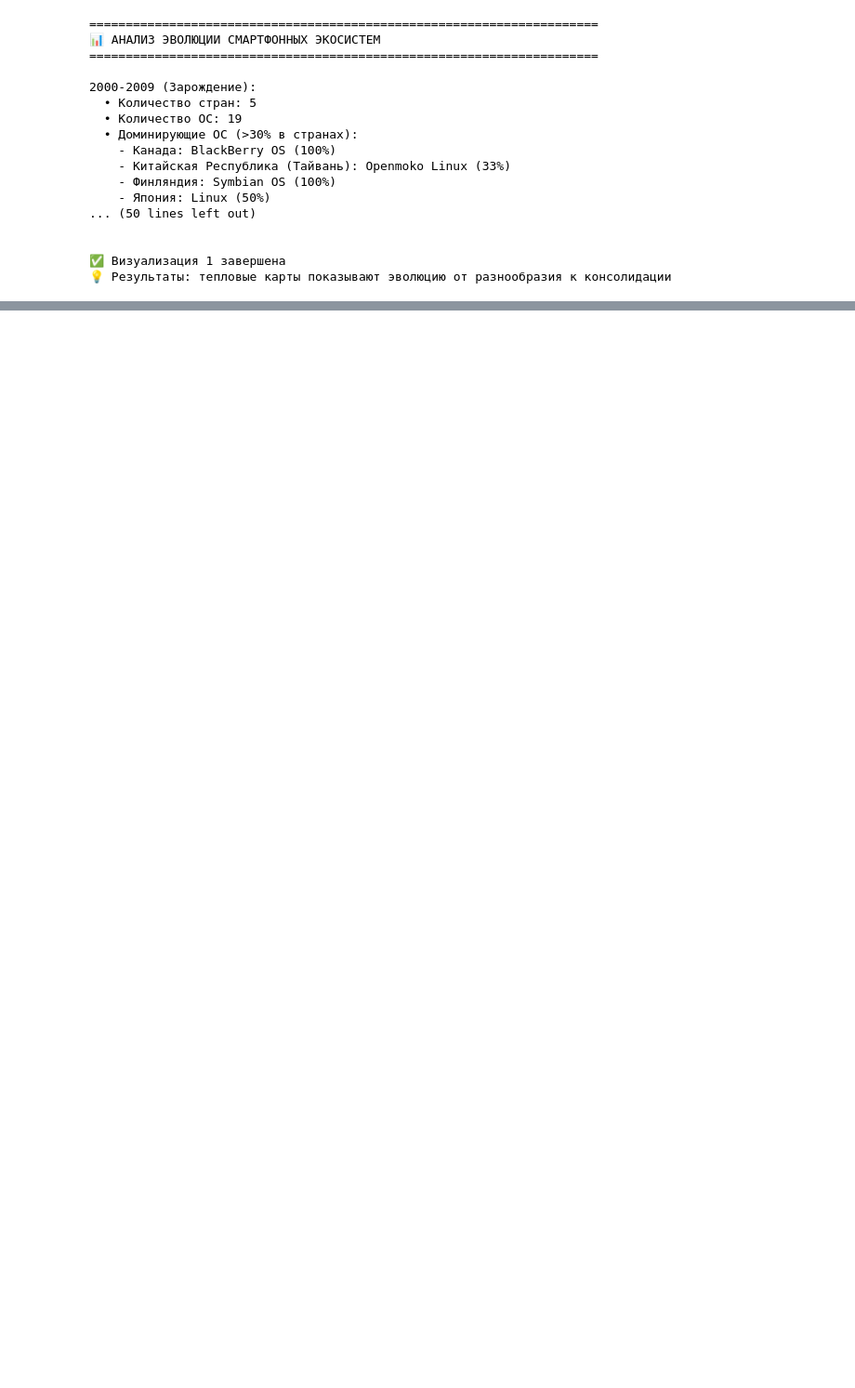
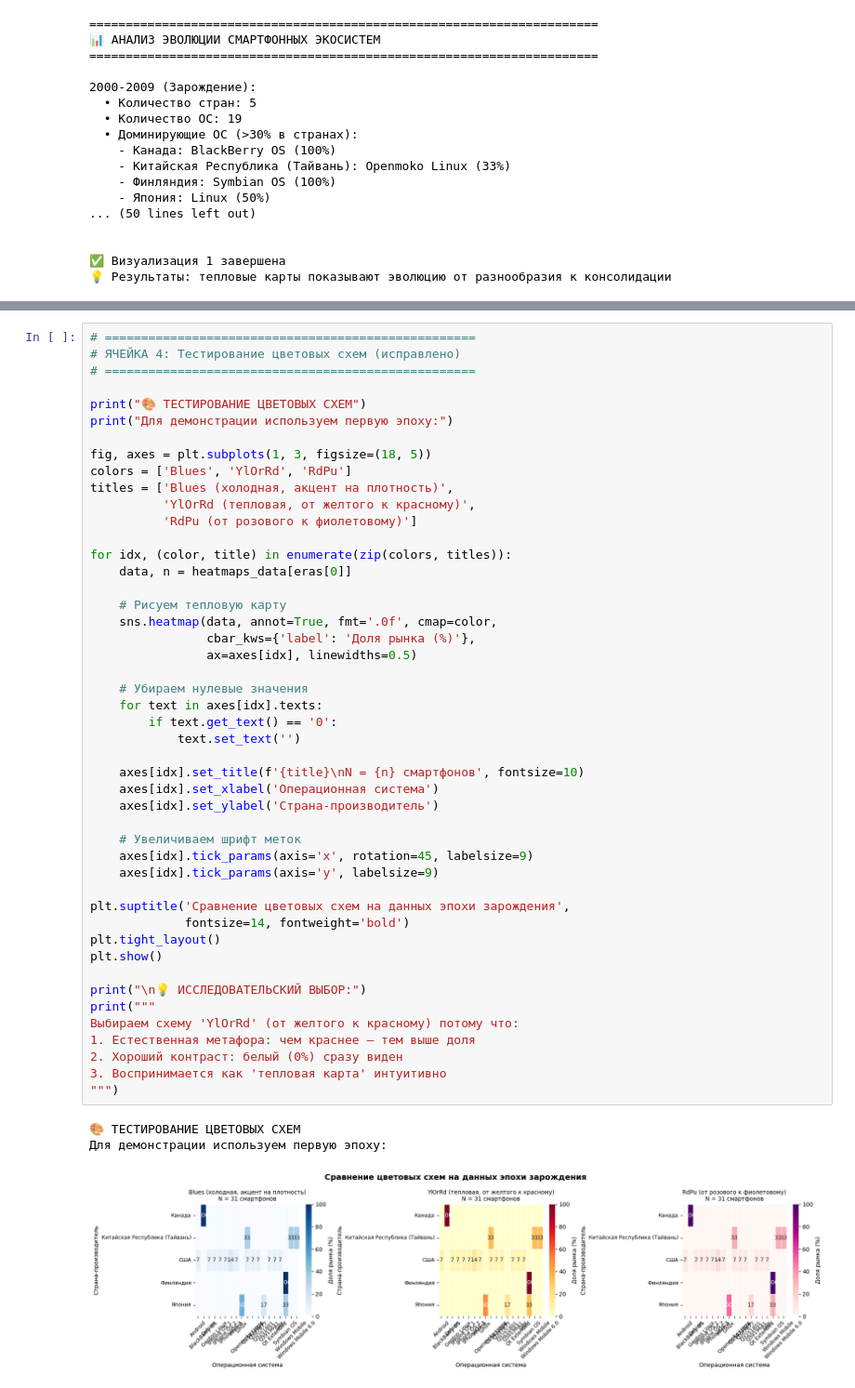
Before and after one commit to valeriachernaya/python-ai-Valeria-Chernaya, a Jupyter notebook: viz1_country_os_heatmap.ipynb, the cells around one changed output, grey strips where cells are left out. Shown at 93% size. Drawn from its saved outputs; the diff is of its cells as text; blank space fills up the shorter version.

```diff
--- a/viz1_country_os_heatmap.ipynb
+++ b/viz1_country_os_heatmap.ipynb
@@ -708,0 +698,51 @@ for era in eras:
+# %%
+# ===================================================
+# ЯЧЕЙКА 4: Тестирование цветовых схем (исправлено)
+# ===================================================
+
+print("🎨 ТЕСТИРОВАНИЕ ЦВЕТОВЫХ СХЕМ")
+print("Для демонстрации используем первую эпоху:")
+
+fig, axes = plt.subplots(1, 3, figsize=(18, 5))
+colors = ['Blues', 'YlOrRd', 'RdPu']
+titles = ['Blues (холодная, акцент на плотность)',
+          'YlOrRd (тепловая, от желтого к красному)',
+          'RdPu (от розового к фиолетовому)']
+
+for idx, (color, title) in enumerate(zip(colors, titles)):
+    data, n = heatmaps_data[eras[0]]
+
+    # Рисуем тепловую карту
+    sns.heatmap(data, annot=True, fmt='.0f', cmap=color,
+                cbar_kws={'label': 'Доля рынка (%)'},
+                ax=axes[idx], linewidths=0.5)
+
+    # Убираем нулевые значения
+    for text in axes[idx].texts:
+        if text.get_text() == '0':
+            text.set_text('')
+
+    axes[idx].set_title(f'{title}\nN = {n} смартфонов', fontsize=10)
+    axes[idx].set_xlabel('Операционная система')
+    axes[idx].set_ylabel('Страна-производитель')
+
+    # Увеличиваем шрифт меток
+    axes[idx].tick_params(axis='x', rotation=45, labelsize=9)
+    axes[idx].tick_params(axis='y', labelsize=9)
+
+plt.suptitle('Сравнение цветовых схем на данных эпохи зарождения',
+             fontsize=14, fontweight='bold')
+plt.tight_layout()
+plt.show()
+
+print("\n💡 ИССЛЕДОВАТЕЛЬСКИЙ ВЫБОР:")
+print("""
+Выбираем схему 'YlOrRd' (от желтого к красному) потому что:
+1. Естественная метафора: чем краснее — тем выше доля
+2. Хороший контраст: белый (0%) сразу виден
+3. Воспринимается как 'тепловая карта' интуитивно
+""")
+# %% [output]
+🎨 ТЕСТИРОВАНИЕ ЦВЕТОВЫХ СХЕМ
+Для демонстрации используем первую эпоху:
+[figure, added]
```
Also changed, not shown: parts of 7 cells of this notebook.
